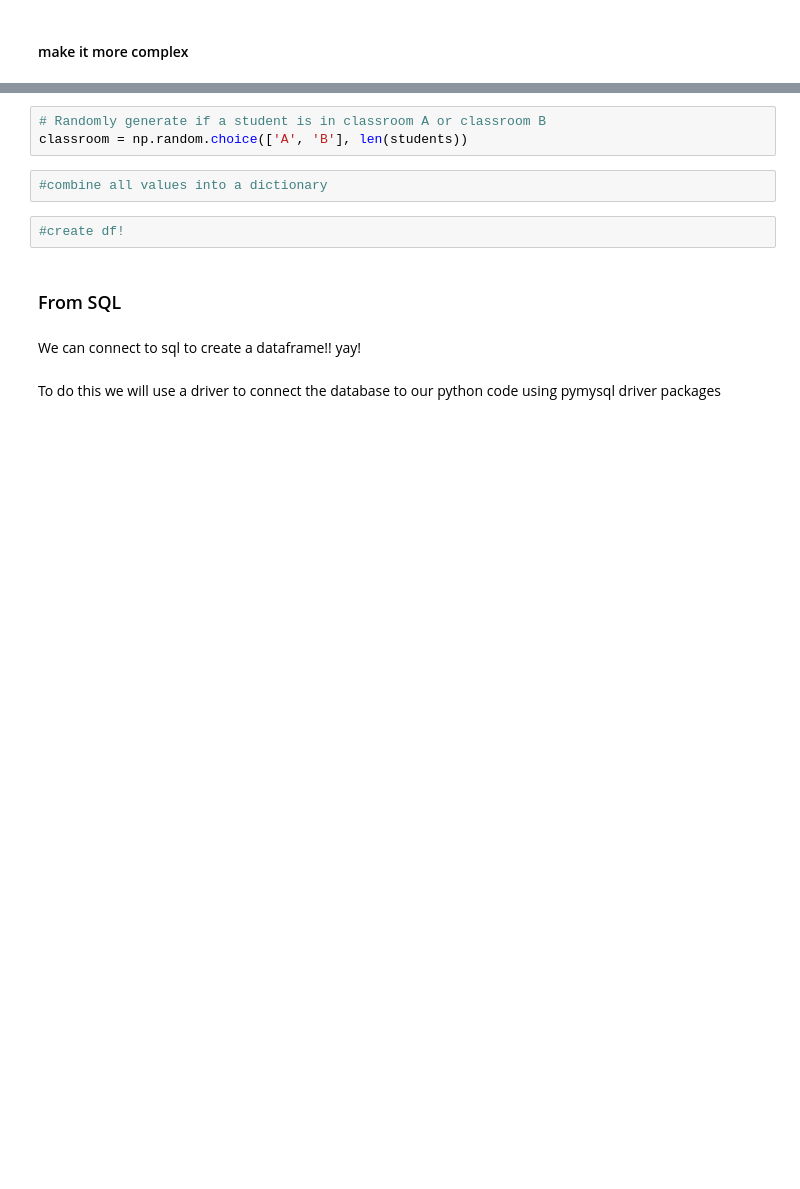
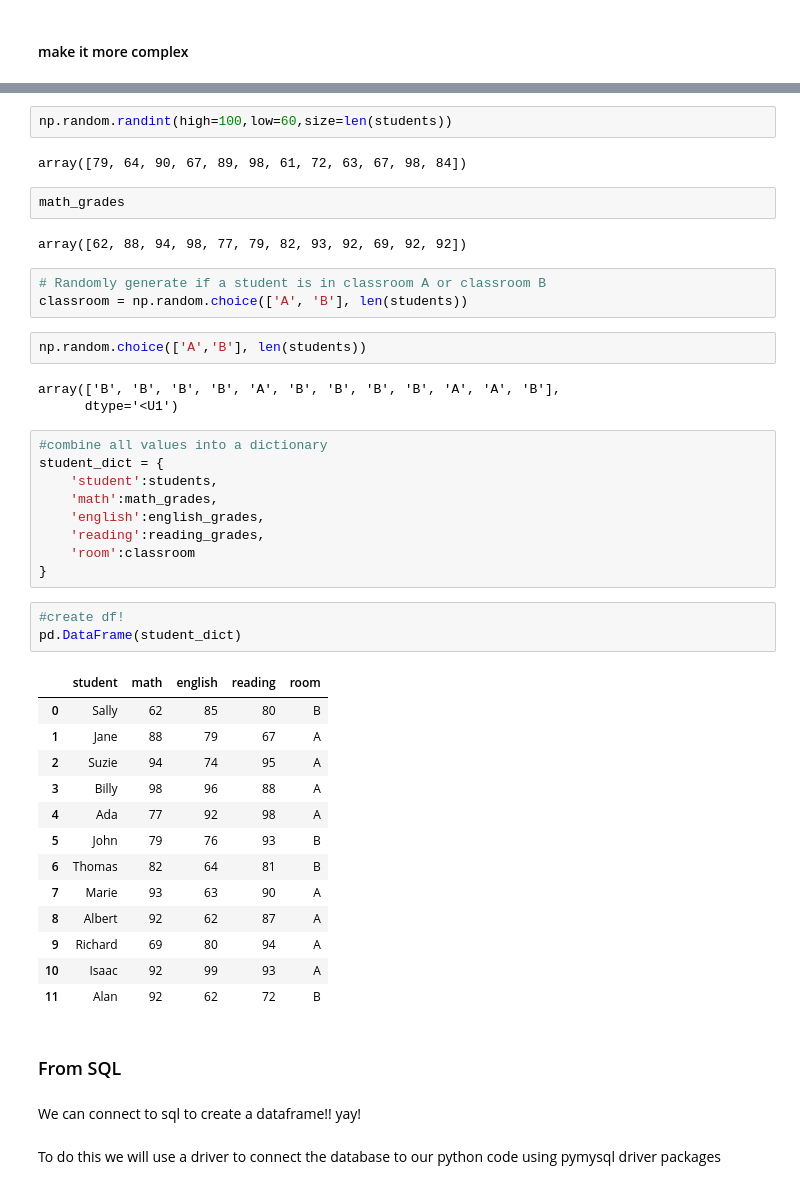
Before and after one commit to CodeupClassroom/pagel-data-science-libraries, a Jupyter notebook: advanced_df1_lesson.ipynb, the cells around one changed output, grey strips where cells are left out. Drawn from its saved outputs; the diff is of its cells as text; blank space fills up the shorter version.

```diff
--- a/advanced_df1_lesson.ipynb
+++ b/advanced_df1_lesson.ipynb
@@ -59,11 +119,46 @@ english_grades = np.random.randint(low=60, high=100, size=len(students))
 reading_grades = np.random.randint(low=60, high=100, size=len(students))
+# %%
+np.random.randint(high=100,low=60,size=len(students))
+# %% [output]
+array([79, 64, 90, 67, 89, 98, 61, 72, 63, 67, 98, 84])
+# %%
+math_grades
+# %% [output]
+array([62, 88, 94, 98, 77, 79, 82, 93, 92, 69, 92, 92])
 # %%
 # Randomly generate if a student is in classroom A or classroom B
 classroom = np.random.choice(['A', 'B'], len(students))
+# %%
+np.random.choice(['A','B'], len(students))
+# %% [output]
+array(['B', 'B', 'B', 'B', 'A', 'B', 'B', 'B', 'B', 'A', 'A', 'B'],
+      dtype='<U1')
 # %%
 #combine all values into a dictionary
+student_dict = {
+    'student':students,
+    'math':math_grades,
+    'english':english_grades,
+    'reading':reading_grades,
+    'room':classroom
+}
 # %%
 #create df!
+pd.DataFrame(student_dict)
+# %% [output]
+|  | student | math | english | reading | room |
+| 0 | Sally | 62 | 85 | 80 | B |
+| 1 | Jane | 88 | 79 | 67 | A |
+| 2 | Suzie | 94 | 74 | 95 | A |
+| 3 | Billy | 98 | 96 | 88 | A |
+| 4 | Ada | 77 | 92 | 98 | A |
+| 5 | John | 79 | 76 | 93 | B |
+| 6 | Thomas | 82 | 64 | 81 | B |
+| 7 | Marie | 93 | 63 | 90 | A |
+| 8 | Albert | 92 | 62 | 87 | A |
+| 9 | Richard | 69 | 80 | 94 | A |
+| 10 | Isaac | 92 | 99 | 93 | A |
+| 11 | Alan | 92 | 62 | 72 | B |
 # %% [markdown]
 ### From SQL
 # %% [markdown]
```
Also changed, not shown: parts of 34 cells of this notebook.
